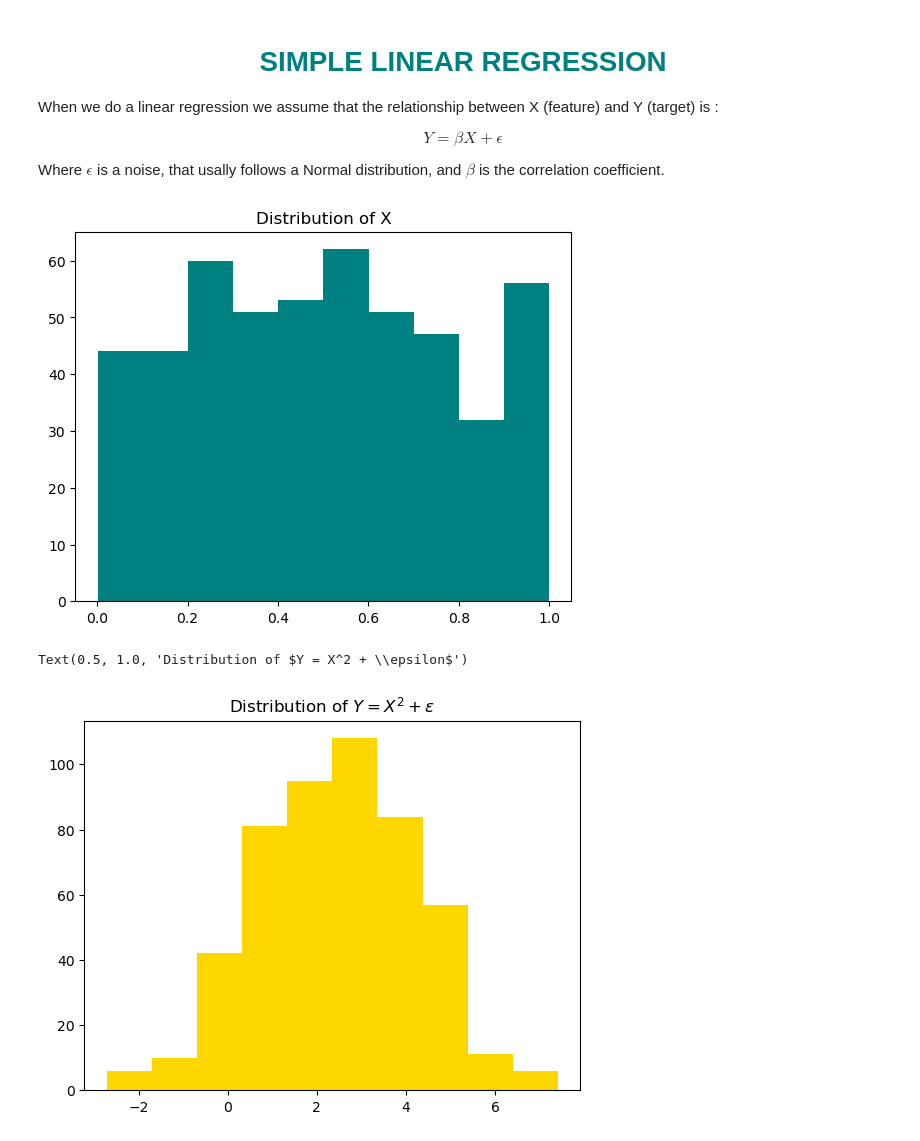
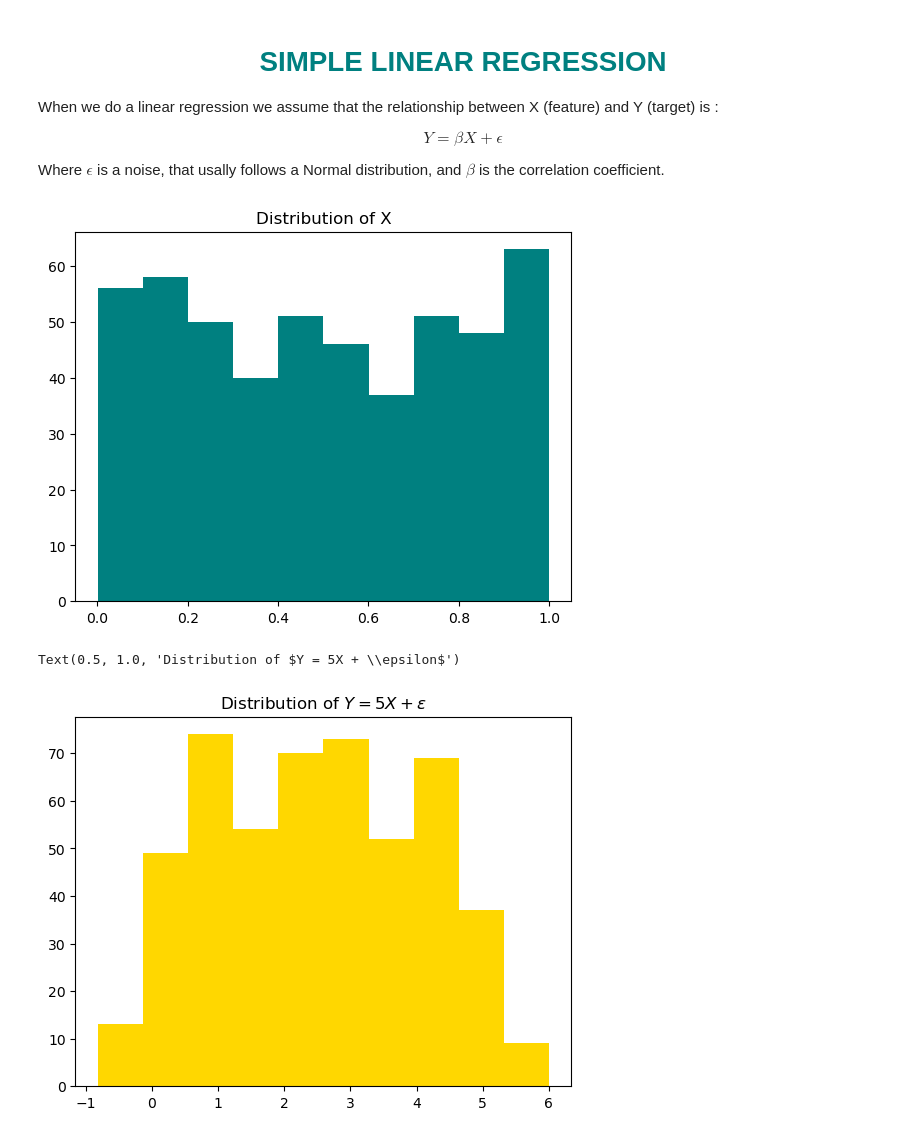
Before and after one commit to Nawellestat3/ml_project, a Jupyter notebook: linear_regression/simple_linear_regression.ipynb, the cells around one changed output. Cells and saved outputs as stored; diff of their text form; code cells hidden in the pictures.

Commit message:
update random var

```diff
--- a/linear_regression/simple_linear_regression.ipynb
+++ b/linear_regression/simple_linear_regression.ipynb
@@ -15,7 +15,7 @@ import numpy as np
 import matplotlib.pyplot as plt
 
 n = 500
-X = np.random.exponential(scale=2, size=n)
+# X = np.random.exponential(scale=15, size=n)
 X = np.random.rand(n)
 
 # relation between X and Y
@@ -23,21 +23,21 @@ X = np.random.rand(n)
 def f(x):
     return 5*x
 
-epsilon = np.random.normal(0, 1, n)
+epsilon = np.random.normal(0, 0.5, n)
 
 Y = f(X) + epsilon
 # %%
 # let's visualise the shape of our random variables
 
 plt.hist(X, color='teal')
 plt.title("Distribution of X")
 plt.show()
 plt.hist(Y, color = 'gold')
-plt.title(r"Distribution of $Y = X^2 + \epsilon$")
+plt.title(r"Distribution of $Y = 5X + \epsilon$")
 # %% [output]
-[figure, old version]
+[figure, new version]
-Text(0.5, 1.0, 'Distribution of $Y = X^2 + \\epsilon$')
+Text(0.5, 1.0, 'Distribution of $Y = 5X + \\epsilon$')
-[figure, old version]
+[figure, new version]
 # %%
 # let's visualise the relationship between X and Y
 
```
Also changed, not shown: parts of 1 cell of this notebook, 2 other files.
